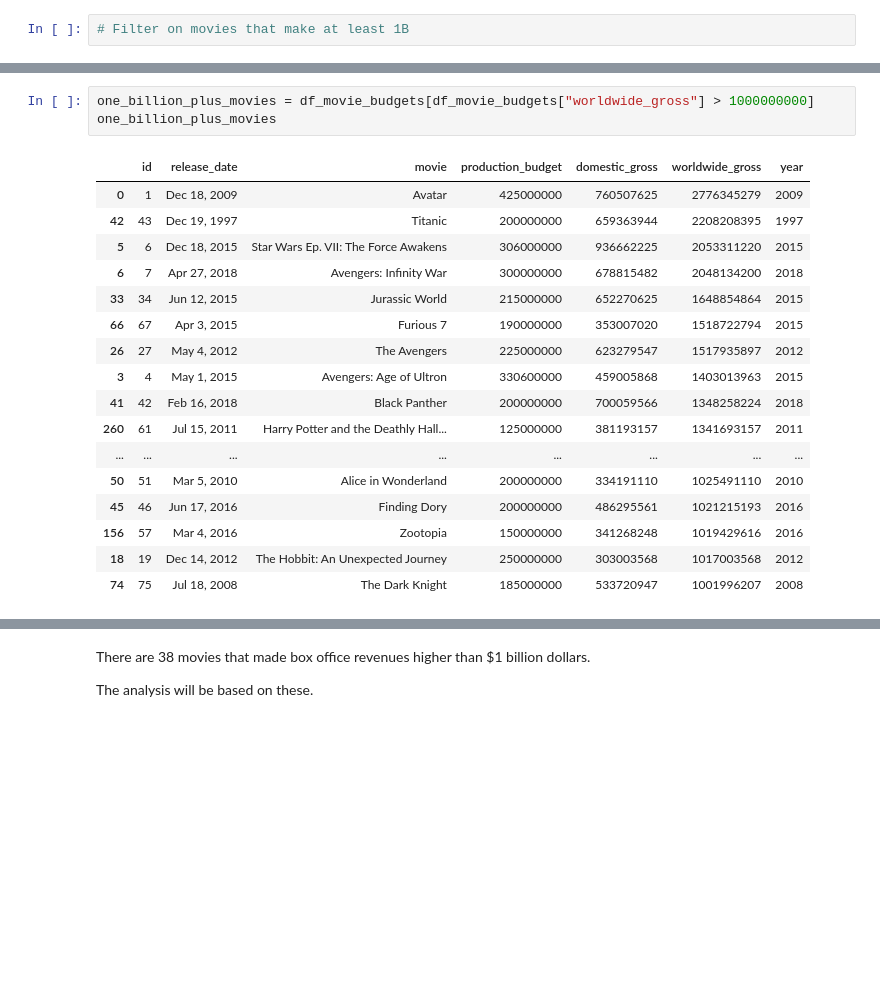
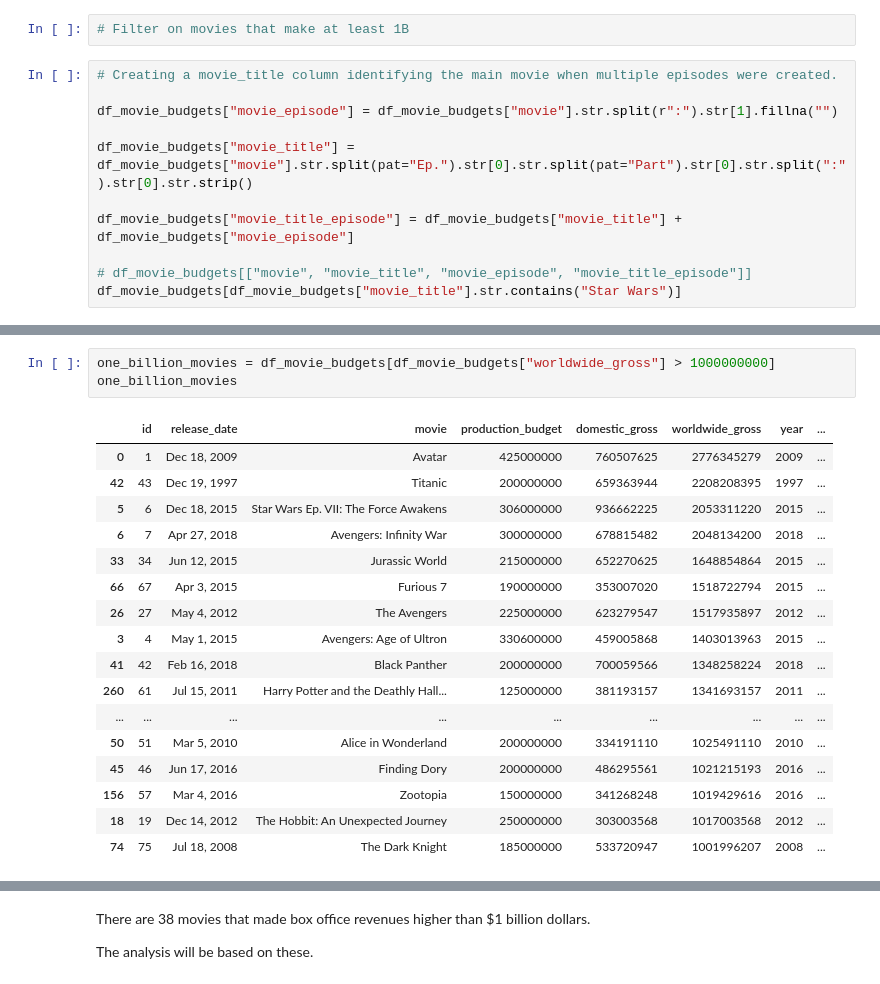
Before and after one commit to AlbaneCM/MicrosoftMovieAnalysis, a Jupyter notebook: microsoft-movie-analysis.ipynb, the cells around one changed output, grey strips where cells are left out. Saved outputs shown, nothing was run; the diff lists cells and outputs as text; blank space fills up the shorter version.

```diff
--- a/microsoft-movie-analysis.ipynb
+++ b/microsoft-movie-analysis.ipynb
@@ -1015,3 +997,14 @@ plt.show()
 # are far from making as much as the top performers
 # %%
 # Filter on movies that make at least 1B
+# %%
+# Creating a movie_title column identifying the main movie when multiple episodes were created.
+
+df_movie_budgets["movie_episode"] = df_movie_budgets["movie"].str.split(r":").str[1].fillna("")
+
+df_movie_budgets["movie_title"] = df_movie_budgets["movie"].str.split(pat="Ep.").str[0].str.split(pat="Part").str[0].str.split(":").str[0].str.strip()
+
+df_movie_budgets["movie_title_episode"] = df_movie_budgets["movie_title"] + df_movie_budgets["movie_episode"]
+
+# df_movie_budgets[["movie", "movie_title", "movie_episode", "movie_title_episode"]]
+df_movie_budgets[df_movie_budgets["movie_title"].str.contains("Star Wars")]
@@ -1018,22 +1061,22 @@ plt.show()
 # %%
-one_billion_plus_movies = df_movie_budgets[df_movie_budgets["worldwide_gross"] > 1000000000]
-one_billion_plus_movies
+one_billion_movies = df_movie_budgets[df_movie_budgets["worldwide_gross"] > 1000000000]
+one_billion_movies
 # %% [output]
-|  | id | release_date | movie | production_budget | domestic_gross | worldwide_gross | year |
-| 0 | 1 | Dec 18, 2009 | Avatar | 425000000 | 760507625 | 2776345279 | 2009 |
-| 42 | 43 | Dec 19, 1997 | Titanic | 200000000 | 659363944 | 2208208395 | 1997 |
-| 5 | 6 | Dec 18, 2015 | Star Wars Ep. VII: The Force Awakens | 306000000 | 936662225 | 2053311220 | 2015 |
-| 6 | 7 | Apr 27, 2018 | Avengers: Infinity War | 300000000 | 678815482 | 2048134200 | 2018 |
-| 33 | 34 | Jun 12, 2015 | Jurassic World | 215000000 | 652270625 | 1648854864 | 2015 |
-| 66 | 67 | Apr 3, 2015 | Furious 7 | 190000000 | 353007020 | 1518722794 | 2015 |
-| 26 | 27 | May 4, 2012 | The Avengers | 225000000 | 623279547 | 1517935897 | 2012 |
-| 3 | 4 | May 1, 2015 | Avengers: Age of Ultron | 330600000 | 459005868 | 1403013963 | 2015 |
-| 41 | 42 | Feb 16, 2018 | Black Panther | 200000000 | 700059566 | 1348258224 | 2018 |
-| 260 | 61 | Jul 15, 2011 | Harry Potter and the Deathly Hall... | 125000000 | 381193157 | 1341693157 | 2011 |
-| ... | ... | ... | ... | ... | ... | ... | ... |
-| 50 | 51 | Mar 5, 2010 | Alice in Wonderland | 200000000 | 334191110 | 1025491110 | 2010 |
-| 45 | 46 | Jun 17, 2016 | Finding Dory | 200000000 | 486295561 | 1021215193 | 2016 |
-| 156 | 57 | Mar 4, 2016 | Zootopia | 150000000 | 341268248 | 1019429616 | 2016 |
-| 18 | 19 | Dec 14, 2012 | The Hobbit: An Unexpected Journey | 250000000 | 303003568 | 1017003568 | 2012 |
-| 74 | 75 | Jul 18, 2008 | The Dark Knight | 185000000 | 533720947 | 1001996207 | 2008 |
+|  | id | release_date | movie | production_budget | domestic_gross | worldwide_gross | year | ... |
+| 0 | 1 | Dec 18, 2009 | Avatar | 425000000 | 760507625 | 2776345279 | 2009 | ... |
+| 42 | 43 | Dec 19, 1997 | Titanic | 200000000 | 659363944 | 2208208395 | 1997 | ... |
+| 5 | 6 | Dec 18, 2015 | Star Wars Ep. VII: The Force Awakens | 306000000 | 936662225 | 2053311220 | 2015 | ... |
+| 6 | 7 | Apr 27, 2018 | Avengers: Infinity War | 300000000 | 678815482 | 2048134200 | 2018 | ... |
+| 33 | 34 | Jun 12, 2015 | Jurassic World | 215000000 | 652270625 | 1648854864 | 2015 | ... |
+| 66 | 67 | Apr 3, 2015 | Furious 7 | 190000000 | 353007020 | 1518722794 | 2015 | ... |
+| 26 | 27 | May 4, 2012 | The Avengers | 225000000 | 623279547 | 1517935897 | 2012 | ... |
+| 3 | 4 | May 1, 2015 | Avengers: Age of Ultron | 330600000 | 459005868 | 1403013963 | 2015 | ... |
+| 41 | 42 | Feb 16, 2018 | Black Panther | 200000000 | 700059566 | 1348258224 | 2018 | ... |
+| 260 | 61 | Jul 15, 2011 | Harry Potter and the Deathly Hall... | 125000000 | 381193157 | 1341693157 | 2011 | ... |
+| ... | ... | ... | ... | ... | ... | ... | ... | ... |
+| 50 | 51 | Mar 5, 2010 | Alice in Wonderland | 200000000 | 334191110 | 1025491110 | 2010 | ... |
+| 45 | 46 | Jun 17, 2016 | Finding Dory | 200000000 | 486295561 | 1021215193 | 2016 | ... |
+| 156 | 57 | Mar 4, 2016 | Zootopia | 150000000 | 341268248 | 1019429616 | 2016 | ... |
+| 18 | 19 | Dec 14, 2012 | The Hobbit: An Unexpected Journey | 250000000 | 303003568 | 1017003568 | 2012 | ... |
+| 74 | 75 | Jul 18, 2008 | The Dark Knight | 185000000 | 533720947 | 1001996207 | 2008 | ... |
 # %%
```
Also changed, not shown: parts of 34 cells of this notebook.
